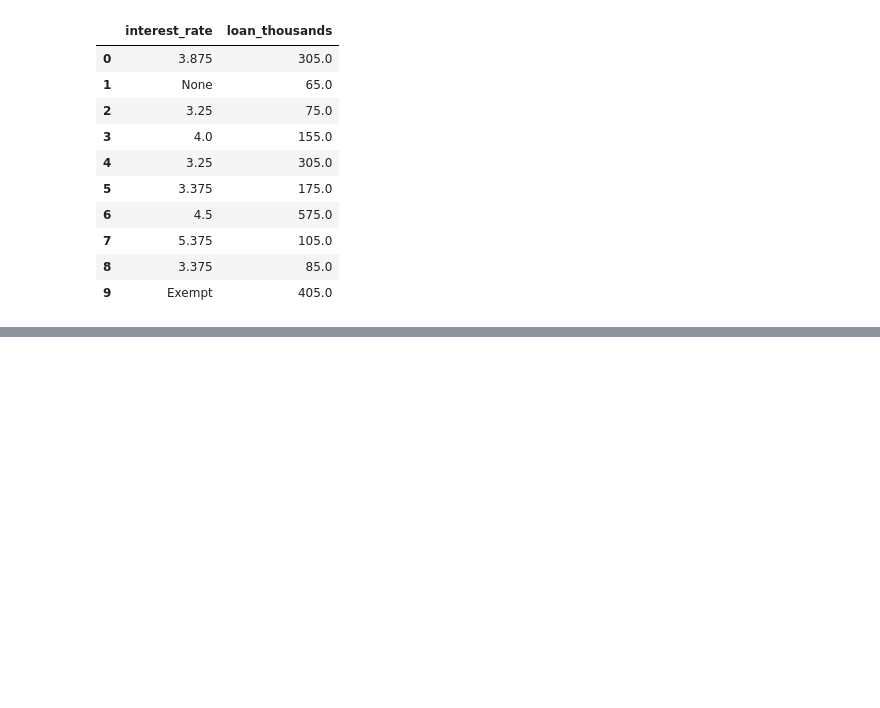
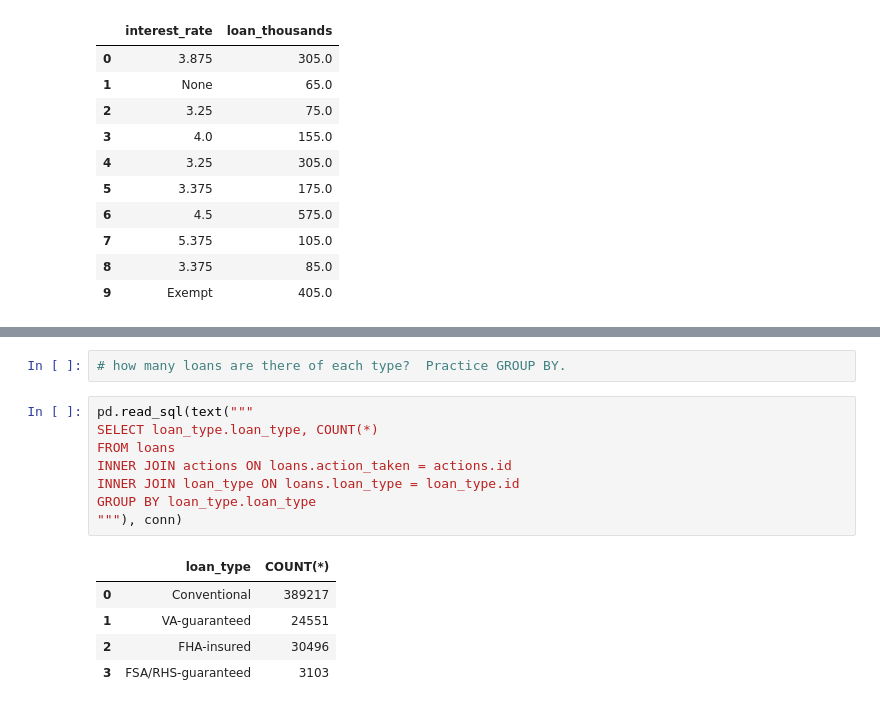
Before and after one commit to cs544-wisc/s23, a Jupyter notebook: lec/15-sql/demo.ipynb, the cells around one changed output, grey strips where cells are left out. Saved outputs shown, nothing was run; the diff lists cells and outputs as text; blank space fills up the shorter version.

```diff
--- a/lec/15-sql/demo.ipynb
+++ b/lec/15-sql/demo.ipynb
@@ -157,0 +245,16 @@ WHERE income >= 1000000
+# %%
+# how many loans are there of each type?  Practice GROUP BY.
+# %%
+pd.read_sql(text("""
+SELECT loan_type.loan_type, COUNT(*)
+FROM loans
+INNER JOIN actions ON loans.action_taken = actions.id
+INNER JOIN loan_type ON loans.loan_type = loan_type.id
+GROUP BY loan_type.loan_type
+"""), conn)
+# %% [output]
+|  | loan_type | COUNT(*) |
+| 0 | Conventional | 389217 |
+| 1 | VA-guaranteed | 24551 |
+| 2 | FHA-insured | 30496 |
+| 3 | FSA/RHS-guaranteed | 3103 |
```
Also changed, not shown: parts of 30 cells of this notebook.
